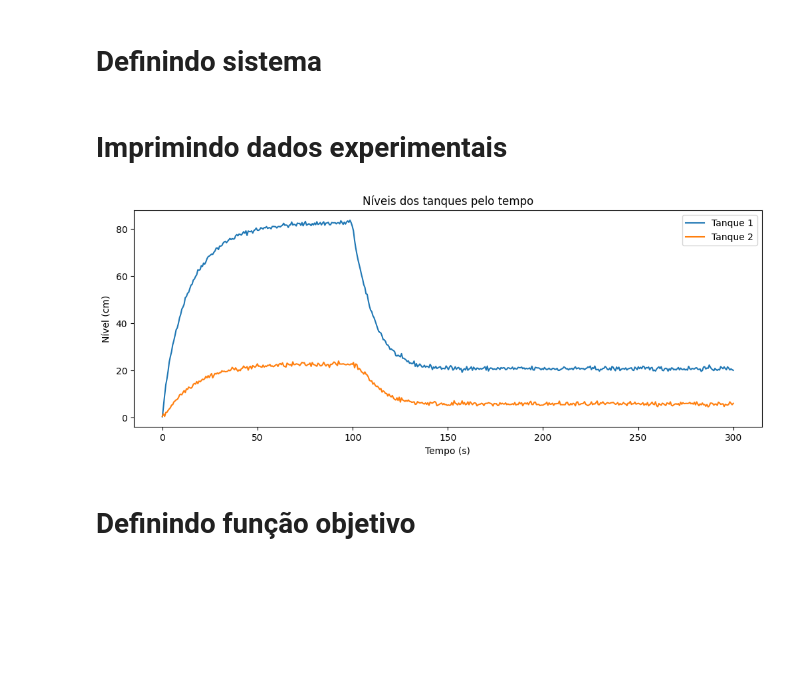
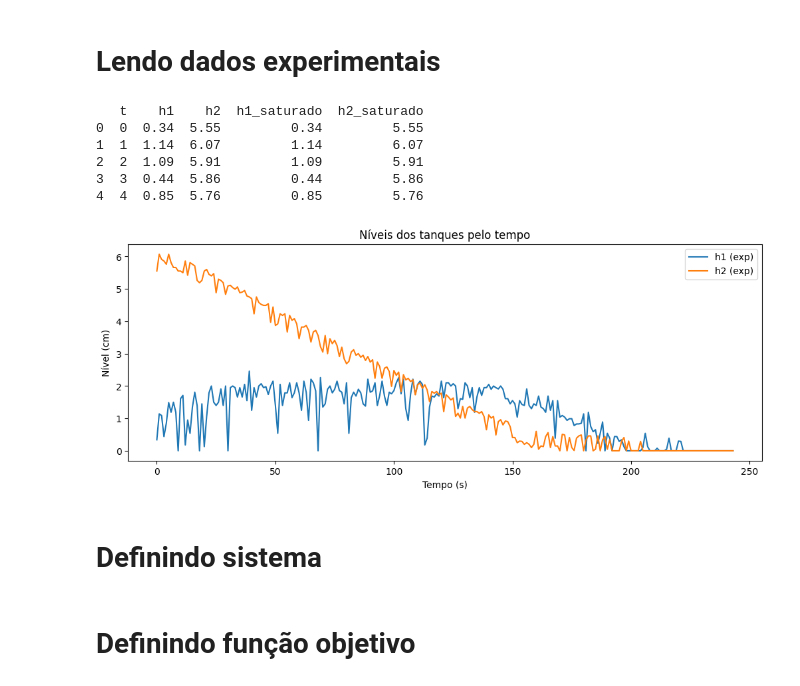
Before and after one commit to silash35/worklab, a Jupyter notebook: UFBA/ENGG11/src/genetic_alg.ipynb, the cells around one changed output. Drawn from its saved outputs; the diff is of its cells as text; code cells hidden in the pictures; blank space fills up the shorter version.

Commit message:
Add dados.xlsx

```diff
--- a/UFBA/ENGG11/src/genetic_alg.ipynb
+++ b/UFBA/ENGG11/src/genetic_alg.ipynb
@@ -1,3 +1,27 @@
+# %% [markdown]
+# Lendo dados experimentais
+# %%
+import pandas as pd
+
+from plot import plot_tanks
+
+exp_data = pd.read_excel("../dados.xlsx")
+
+t = exp_data["t"].to_numpy()
+h1_exp = exp_data["h1_saturado"].to_numpy()
+h2_exp = exp_data["h2_saturado"].to_numpy()
+
+print(exp_data.head())
+
+plot_tanks(t, [h1_exp, h2_exp], ["h1 (exp)", "h2 (exp)"])
+# %% [output]
+   t    h1    h2  h1_saturado  h2_saturado
+0  0  0.34  5.55         0.34         5.55
+1  1  1.14  6.07         1.14         6.07
+2  2  1.09  5.91         1.09         5.91
+3  3  0.44  5.86         0.44         5.86
+4  4  0.85  5.76         0.85         5.76
+[figure, added]
 # %% [markdown]
 # Definindo sistema
 # %%
@@ -38,36 +63,4 @@ def simulate(c1, c2):
     return sol.y
-# %% [markdown]
-# Imprimindo dados experimentais
-# %%
-import matplotlib.pyplot as plt
-
-
-def plot_tanks(t, tanks, labels=None):
-    plt.figure(figsize=(10, 4), layout="constrained")
-    plt.title("Níveis dos tanques pelo tempo")
-
-    for i, tank in enumerate(tanks):
-        label = labels[i] if (type(labels) is list) else labels
-        plt.plot(t, tank, label=label)
-    plt.xlabel("Tempo (s)")
-    plt.ylabel("Nível (cm)")
-    plt.legend()
-    plt.show()
-
-
-h1_exp, h2_exp = simulate(1.1, 2.1)
-
-# Gerando ruído
-np.random.seed(42)
-noise_h1 = np.random.normal(0, 0.5, size=h1_exp.shape)
-noise_h2 = np.random.normal(0, 0.5, size=h2_exp.shape)
-h1_exp = h1_exp + noise_h1
-h2_exp = h2_exp + noise_h2
-
-
-plot_tanks(t, [h1_exp, h2_exp], ["Tanque 1", "Tanque 2"])
-# %% [output]
-[figure, removed]
 # %% [markdown]
 # Definindo função objetivo
 # %%
```
Also changed, not shown: parts of 5 cells of this notebook, 5 other files.
